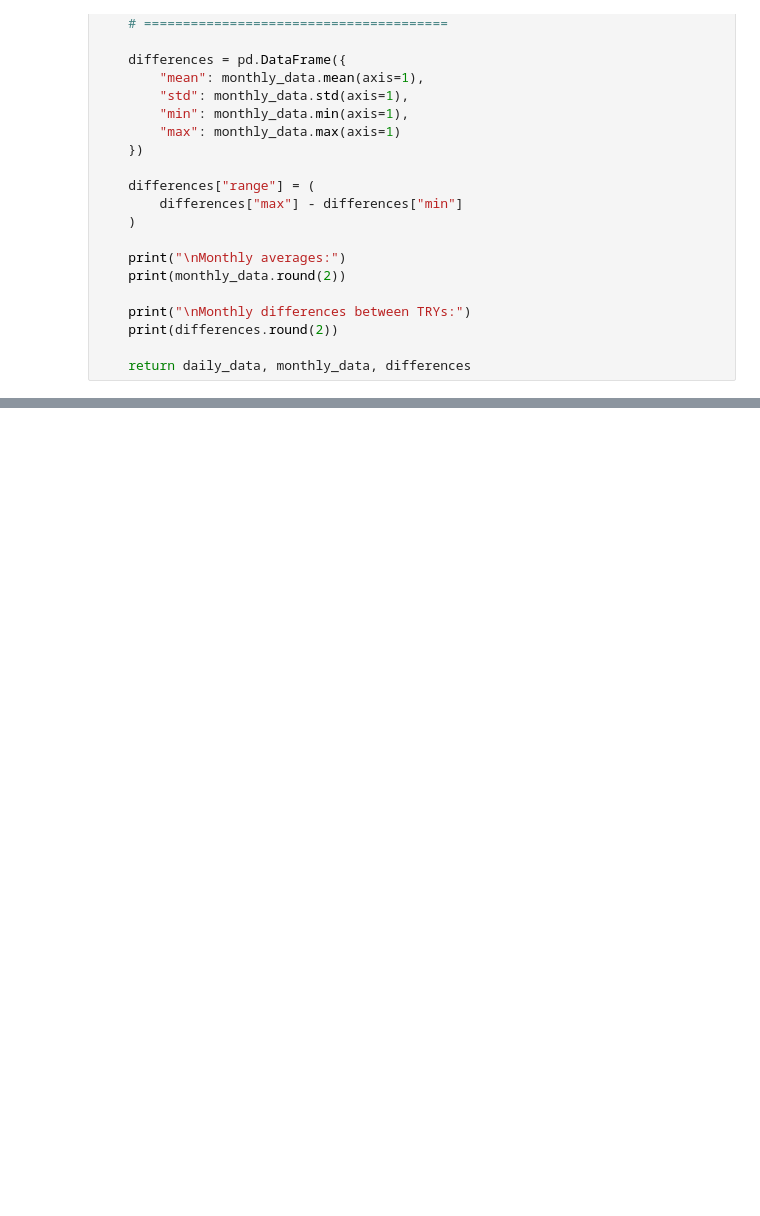
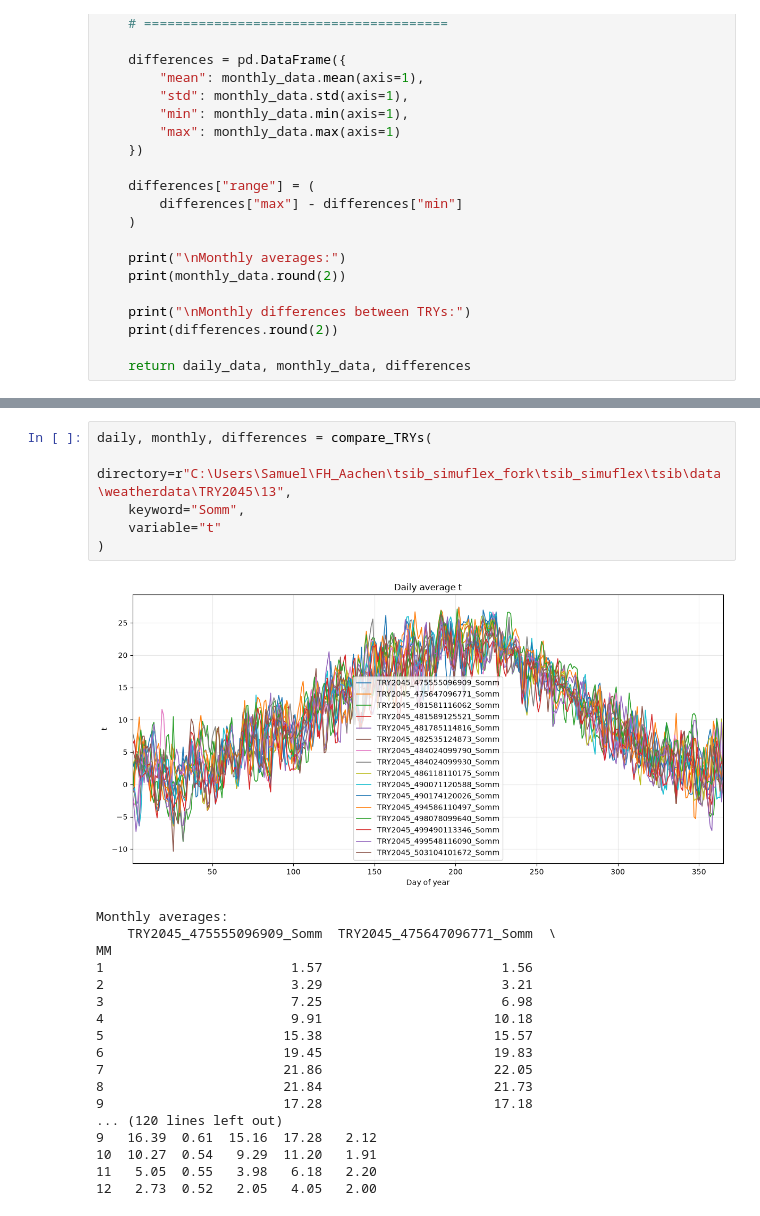
Before and after one commit to NV717/tsib_simuflex, a Jupyter notebook: tsib/Weather.ipynb, the cells around one changed output, grey strips where cells are left out. Drawn from its saved outputs; the diff is of its cells as text; blank space fills up the shorter version.

```diff
--- a/tsib/Weather.ipynb
+++ b/tsib/Weather.ipynb
@@ -205,0 +257,25 @@ MM
+# %%
+daily, monthly, differences = compare_TRYs(
+    directory=r"C:\Users\Samuel\FH_Aachen\tsib_simuflex_fork\tsib_simuflex\tsib\data\weatherdata\TRY2045\13",
+    keyword="Somm",
+    variable="t"
+)
+# %% [output]
+[figure, added]
+Monthly averages:
+    TRY2045_475555096909_Somm  TRY2045_475647096771_Somm  \
+MM
+1                        1.57                       1.56
+2                        3.29                       3.21
+3                        7.25                       6.98
+4                        9.91                      10.18
+5                       15.38                      15.57
+6                       19.45                      19.83
+7                       21.86                      22.05
+8                       21.84                      21.73
+9                       17.28                      17.18
+... (120 lines left out)
+9   16.39  0.61  15.16  17.28   2.12
+10  10.27  0.54   9.29  11.20   1.91
+11   5.05  0.55   3.98   6.18   2.20
+12   2.73  0.52   2.05   4.05   2.00
```
Also changed, not shown: parts of 4 cells of this notebook, 4 other files.
